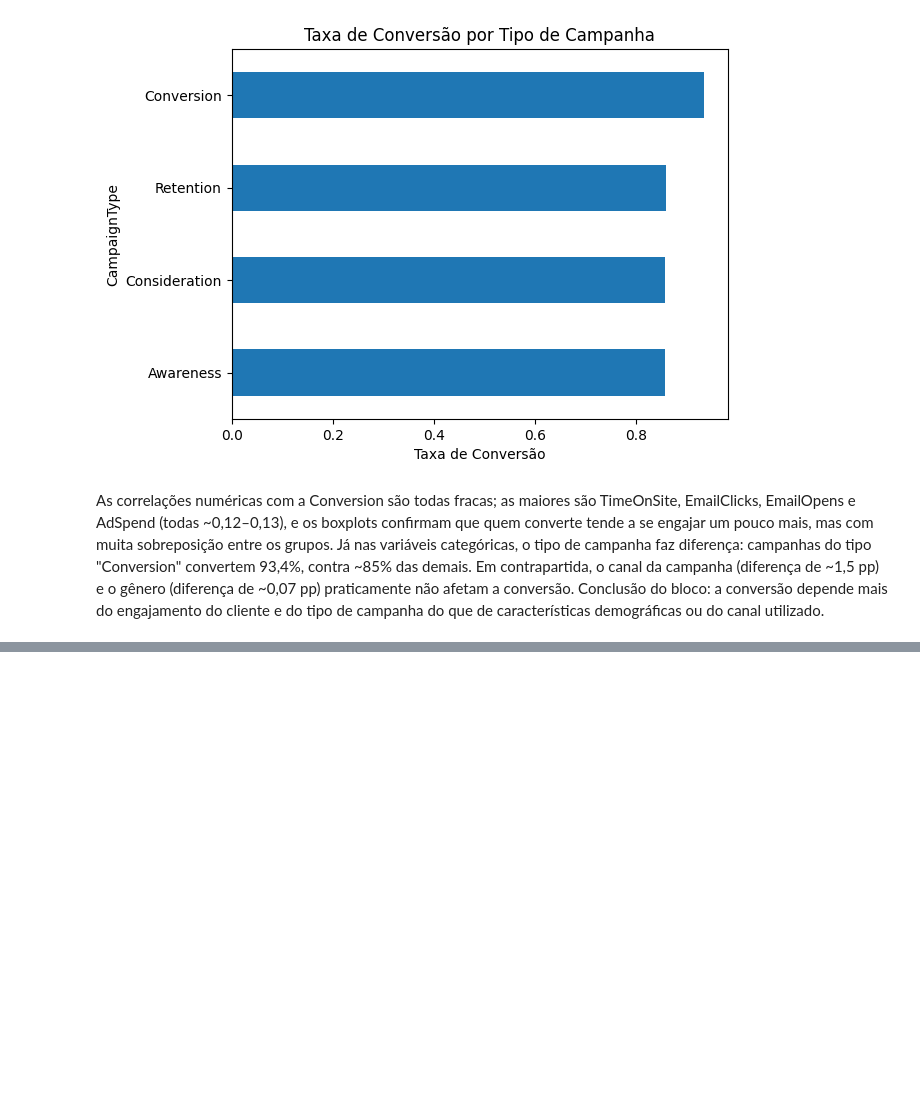
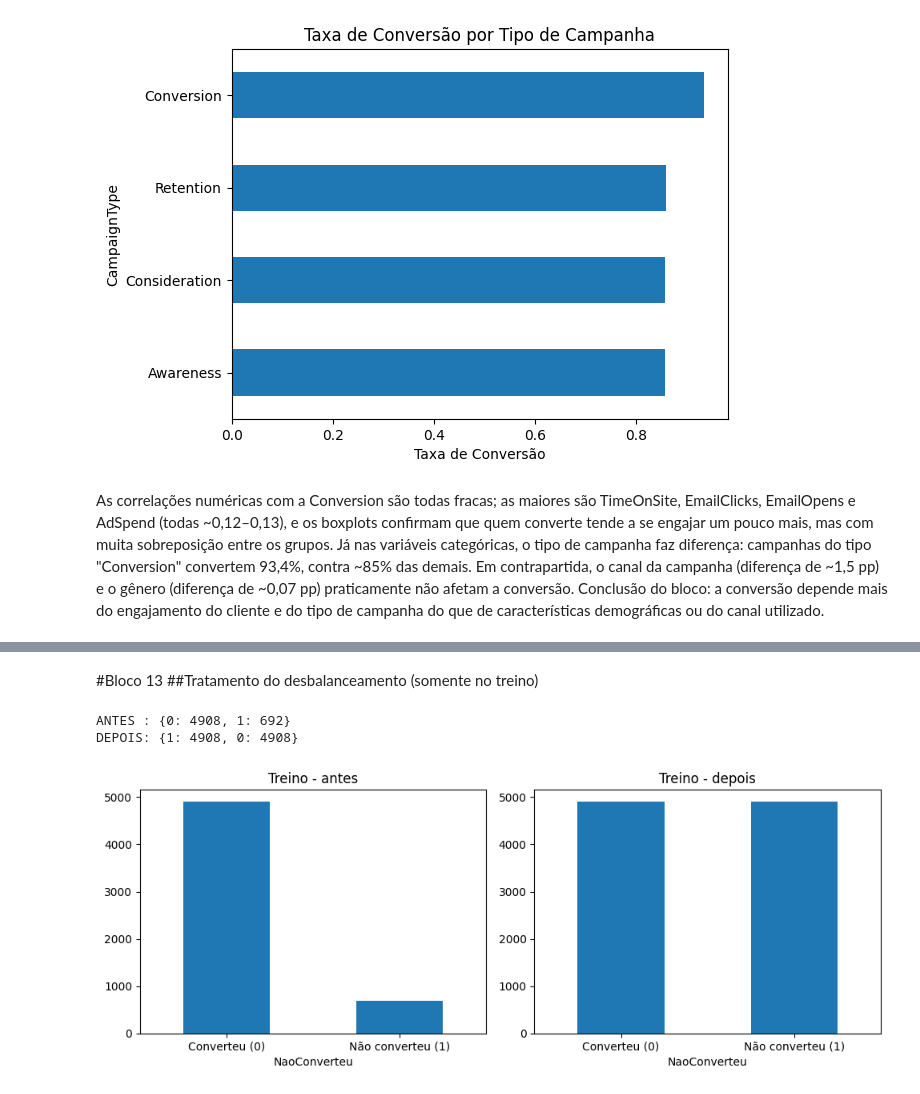
Before and after one commit to williamasantos/Agente-de-Previsao-de-Conversao, a Jupyter notebook: MKD.ipynb, the cells around one changed output, grey strips where cells are left out. Saved outputs shown, nothing was run; the diff lists cells and outputs as text; code cells hidden in the pictures; blank space fills up the shorter version.

```diff
--- a/MKD.ipynb
+++ b/MKD.ipynb
@@ -355,0 +363,3 @@ As correlações numéricas com a Conversion são todas fracas; as maiores são
+# %%
+df_prep = df_mkd.drop(columns=['CustomerID']).copy()
+print(df_prep.shape)   # esperado: (8000, 17)
@@ -355,0 +416,6 @@ As correlações numéricas com a Conversion são todas fracas; as maiores são
+# %%
+X = df_cod.drop(columns=['NaoConverteu'])
+y = df_cod['NaoConverteu']
+
+print("Quantidade de atributos:", X.shape[1])
+print(X.columns.tolist())
@@ -355,0 +456,17 @@ As correlações numéricas com a Conversion são todas fracas; as maiores são
+# %%
+from sklearn.preprocessing import StandardScaler
+
+colunas_numericas = ['Age', 'Income', 'AdSpend', 'ClickThroughRate', 'ConversionRate',
+                     'WebsiteVisits', 'PagesPerVisit', 'TimeOnSite', 'SocialShares',
+                     'EmailOpens', 'EmailClicks', 'PreviousPurchases', 'LoyaltyPoints']
+
+X_train = X_train.copy()
+X_val = X_val.copy()
+X_test = X_test.copy()
+
+scaler = StandardScaler()
+X_train[colunas_numericas] = scaler.fit_transform(X_train[colunas_numericas])  # aprende SÓ com o treino
+X_val[colunas_numericas] = scaler.transform(X_val[colunas_numericas])          # apenas aplica
+X_test[colunas_numericas] = scaler.transform(X_test[colunas_numericas])        # apenas aplica
+
+print(X_train[colunas_numericas].describe().loc[['mean', 'std']].round(2))
@@ -355,0 +487,24 @@ As correlações numéricas com a Conversion são todas fracas; as maiores são
+# %% [markdown]
+#Bloco 13
+##Tratamento do desbalanceamento (somente no treino)
+# %%
+!pip install -q imbalanced-learn
+from imblearn.over_sampling import RandomOverSampler
+
+ros = RandomOverSampler(random_state=42)
+X_train_bal, y_train_bal = ros.fit_resample(X_train, y_train)
+
+print("ANTES :", y_train.value_counts().to_dict())
+print("DEPOIS:", y_train_bal.value_counts().to_dict())
+
+fig, ax = plt.subplots(1, 2, figsize=(10, 4))
+y_train.value_counts().sort_index().plot(kind='bar', ax=ax[0], title='Treino - antes')
+y_train_bal.value_counts().sort_index().plot(kind='bar', ax=ax[1], title='Treino - depois')
+for a in ax:
+    a.set_xticklabels(['Converteu (0)', 'Não converteu (1)'], rotation=0)
+plt.tight_layout()
+plt.show()
+# %% [output]
+ANTES : {0: 4908, 1: 692}
+DEPOIS: {1: 4908, 0: 4908}
+[figure, added]
```
Also changed, not shown: parts of 24 cells of this notebook.
